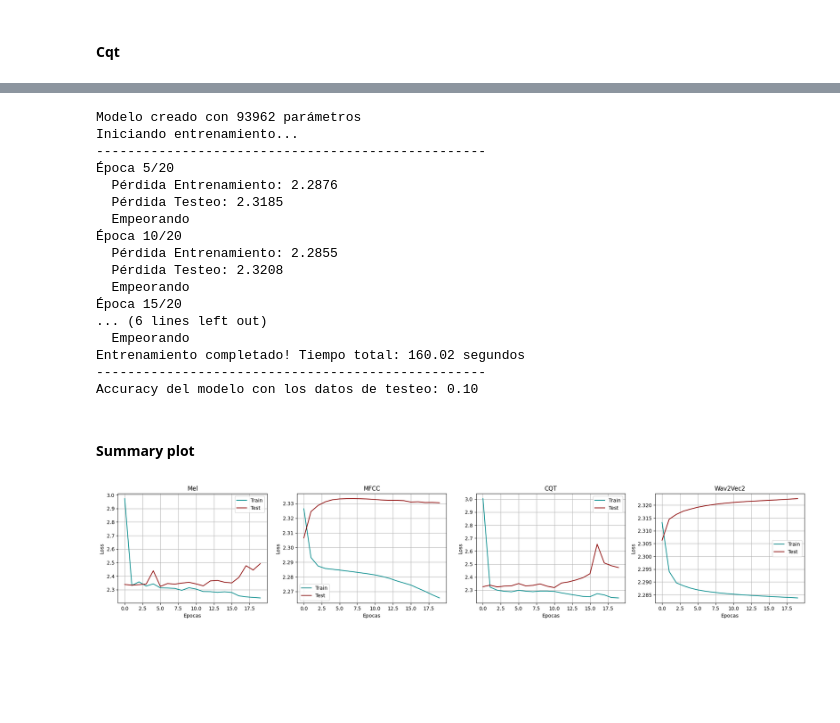
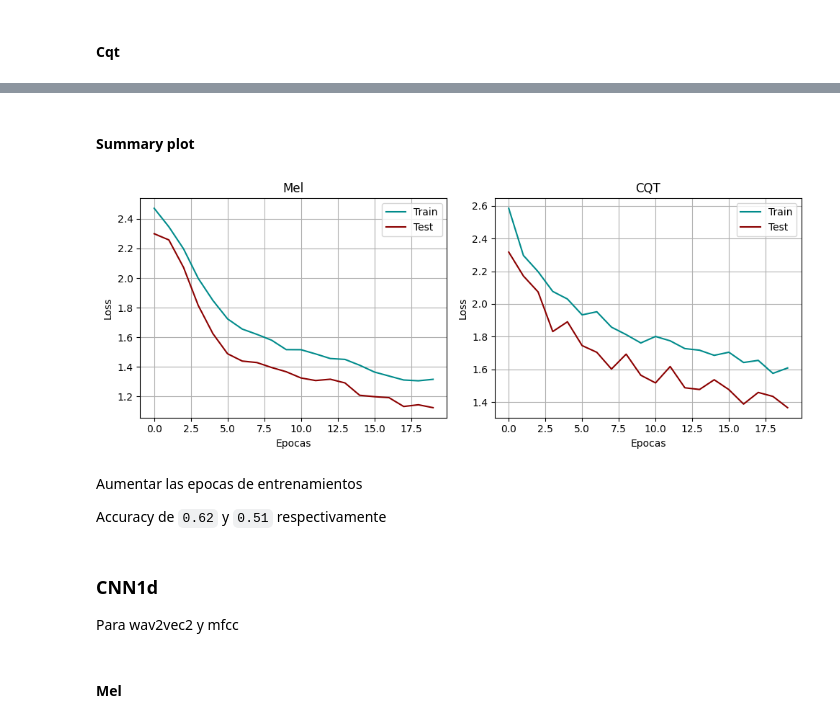
Before and after one commit to aaronbernal28/DeepMusicGenreClassifier, a Jupyter notebook: notebooks/cnns.ipynb, the cells around one changed output, grey strips where cells are left out. Drawn from its saved outputs; the diff is of its cells as text; code cells hidden in the pictures; blank space fills up the shorter version.

```diff
--- a/notebooks/cnns.ipynb
+++ b/notebooks/cnns.ipynb
@@ -24,7 +25,8 @@ class CNN1(nn.Module):
         # Global pooling to collapse spatial dims → (B,128,1,1)
         self.global_pool = nn.AdaptiveAvgPool2d((1,1))
 
-        self.fc       = nn.Linear(128, 10)
+        self.dropout = nn.Dropout(0.5)
+        self.fc1 = nn.Linear(128, 10)
 
     def forward(self, x):
         x = x.unsqueeze(1) # add channel dimension for Conv2d (B,80,3001) -> (B,1,80,3001)
@@ -41,9 +43,9 @@ class CNN1(nn.Module):
         x = self.global_pool(x)
 
         x = x.view(x.size(0), -1)
+        x = self.dropout(x)
 
-        x = self.fc(x)
-        return x
+        return self.fc1(x)
 # %%
 # Definimos hiperparámetros
 NUM_EPOCHS = 20
@@ -52,7 +53,7 @@ HIDDEN_SIZE = 32
 # %% [markdown]
 #### Mel
 # %%
-X_train = np.load('../Data/X_test_mel.npy')
+X_train = np.load('../Data/X_train_mel.npy')
 X_test = np.load('../Data/X_test_mel.npy')
 
 print(f"Entrenamiento: {len(X_train)} pares")
@@ -182,7 +118,7 @@ Accuracy del modelo con los datos de testeo: 0.14
 # %% [markdown]
 #### Cqt
 # %%
-X_train = np.load('../Data/X_test_cqt.npy')
+X_train = np.load('../Data/X_train_cqt.npy')
 X_test = np.load('../Data/X_test_cqt.npy')
 
 print(f"Entrenamiento: {len(X_train)} pares")
@@ -215,7 +151,7 @@ optimizer = torch.optim.Adam(model.parameters(), lr=LEARNING_RATE)
 print(f"Modelo creado con {sum(p.numel() for p in model.parameters())} parámetros")
 
 #### Entrenamiento del modelo #####
-BATCH_SIZE = 8
+BATCH_SIZE = 16
 # DataLoaders
 train_dataloader = DataLoader(train_dataset, batch_size=BATCH_SIZE)
 val_dataloader = DataLoader(test_dataset, batch_size=BATCH_SIZE)
@@ -278,37 +182,0 @@ Testeo: 180 pares
-# %%
-# Inicializa el modelo
-model = CNN1().to(device)
-
-# Función de pérdida y optimizador
-criterion = nn.CrossEntropyLoss()
-optimizer = torch.optim.Adam(model.parameters(), lr=LEARNING_RATE)
-print(f"Modelo creado con {sum(p.numel() for p in model.parameters())} parámetros")
-
-#### Entrenamiento del modelo #####
-BATCH_SIZE = 4
-# DataLoaders
-train_dataloader = DataLoader(train_dataset, batch_size=BATCH_SIZE)
-val_dataloader = DataLoader(test_dataset, batch_size=BATCH_SIZE)
-
-train_losses_wav2vec2, val_losses_wav2vec2 = train(model, train_dataloader, val_dataloader, optimizer, criterion, NUM_EPOCHS)
-accur = accuracy(model, test_dataset)
-print("-" * 50)
-print(f"Accuracy del modelo con los datos de testeo: {accur:.2f}")
-# %% [output]
-Modelo creado con 93962 parámetros
-Iniciando entrenamiento...
---------------------------------------------------
-Época 5/20
-  Pérdida Entrenamiento: 2.2876
-  Pérdida Testeo: 2.3185
-  Empeorando
-Época 10/20
-  Pérdida Entrenamiento: 2.2855
-  Pérdida Testeo: 2.3208
-  Empeorando
-Época 15/20
-... (6 lines left out)
-  Empeorando
-Entrenamiento completado! Tiempo total: 160.02 segundos
---------------------------------------------------
-Accuracy del modelo con los datos de testeo: 0.10
@@ -317,15 +183,20 @@ Accuracy del modelo con los datos de testeo: 0.10
 # %% [markdown]
 #### Summary plot
 # %%
-fig, axes = plt.subplots(1, 4, figsize=(20, 4))
+fig, axes = plt.subplots(1, 2, figsize=(10, 4))
 
 plot_losses(train_losses_mel, val_losses_mel, axes[0], title='Mel')
-plot_losses(train_losses_mfcc, val_losses_mfcc, axes[1], title='MFCC')
-plot_losses(train_losses_cqt, val_losses_cqt, axes[2], title='CQT')
-plot_losses(train_losses_wav2vec2, val_losses_wav2vec2, axes[3], title='Wav2Vec2')
+plot_losses(train_losses_cqt, val_losses_cqt, axes[1], title='CQT')
 #for ax in axes:
 #    ax.set_ylim(-0.1, 2.5)
 plt.tight_layout()
 plt.show()
 # %% [output]
-[figure, old version]
+[figure, new version]
+# %% [markdown]
+Aumentar las epocas de entrenamientos
+
+Accuracy de `0.62` y `0.51` respectivamente
+# %% [markdown]
+### CNN1d
+Para wav2vec2 y mfcc
@@ -331,0 +242,2 @@ plt.show()
+# %% [markdown]
+#### Mel
```
Also changed, not shown: parts of 37 cells of this notebook, 1 other file.
